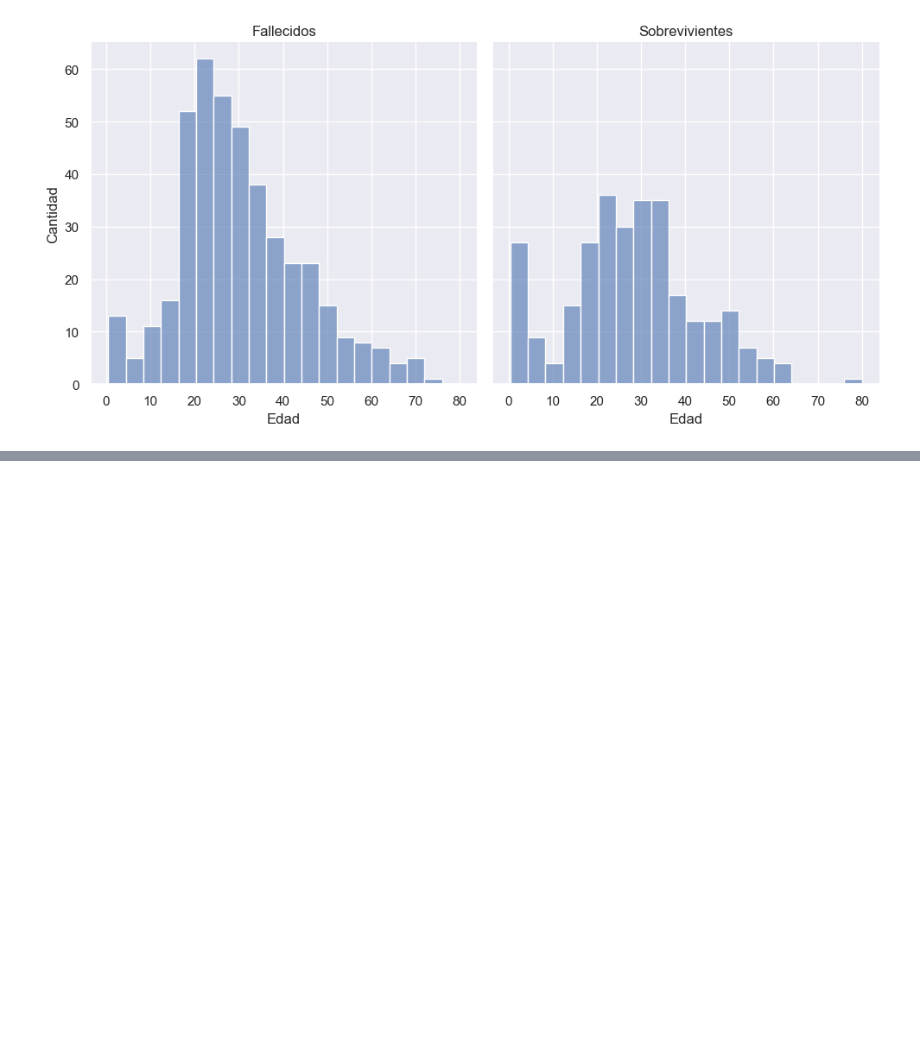
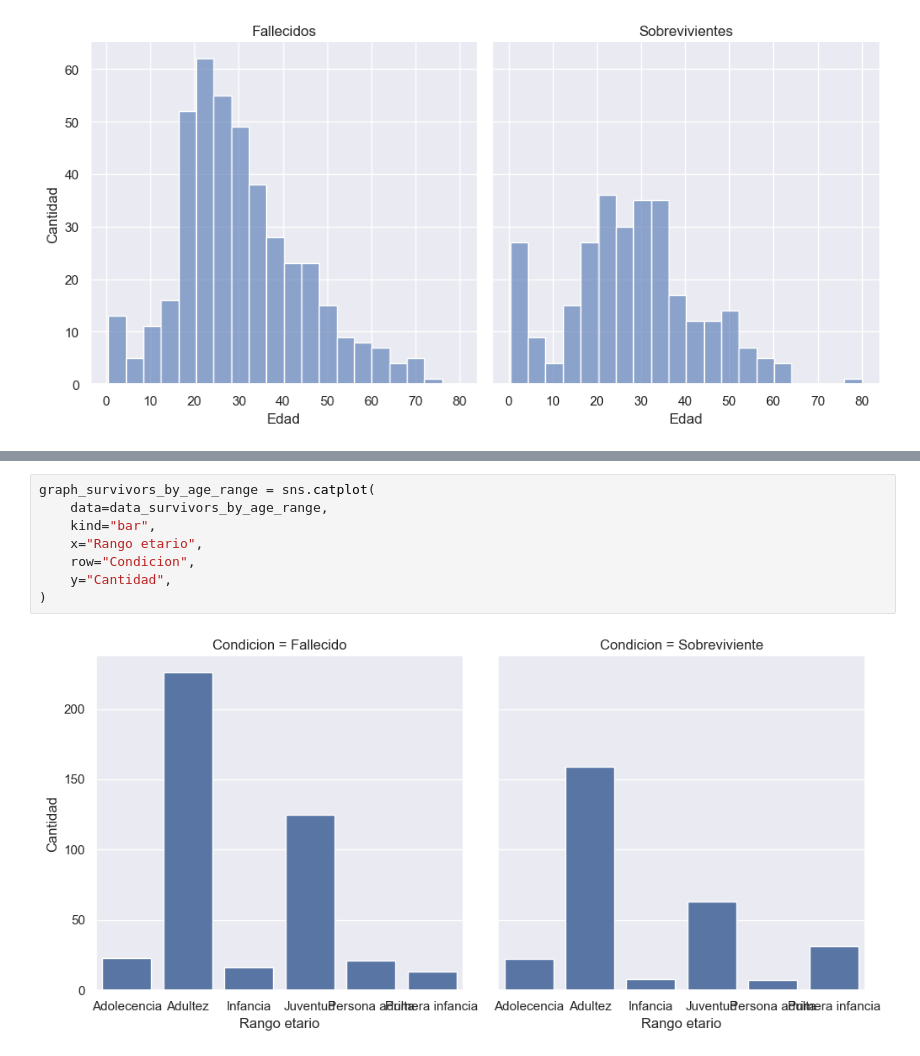
Before and after one commit to joackob/titanic-ml, a Jupyter notebook: notebooks/2-visual-and-statistical-exploration.ipynb, the cells around one changed output, grey strips where cells are left out. Drawn from its saved outputs; the diff is of its cells as text; blank space fills up the shorter version.

```diff
--- a/notebooks/2-visual-and-statistical-exploration.ipynb
+++ b/notebooks/2-visual-and-statistical-exploration.ipynb
@@ -149,0 +203,10 @@ graph_survivors_by_age = (
+# %%
+graph_survivors_by_age_range = sns.catplot(
+    data=data_survivors_by_age_range,
+    kind="bar",
+    x="Rango etario",
+    row="Condicion",
+    y="Cantidad",
+)
+# %% [output]
+[figure, added]
```
Also changed, not shown: parts of 3 cells of this notebook, 1 other file.
